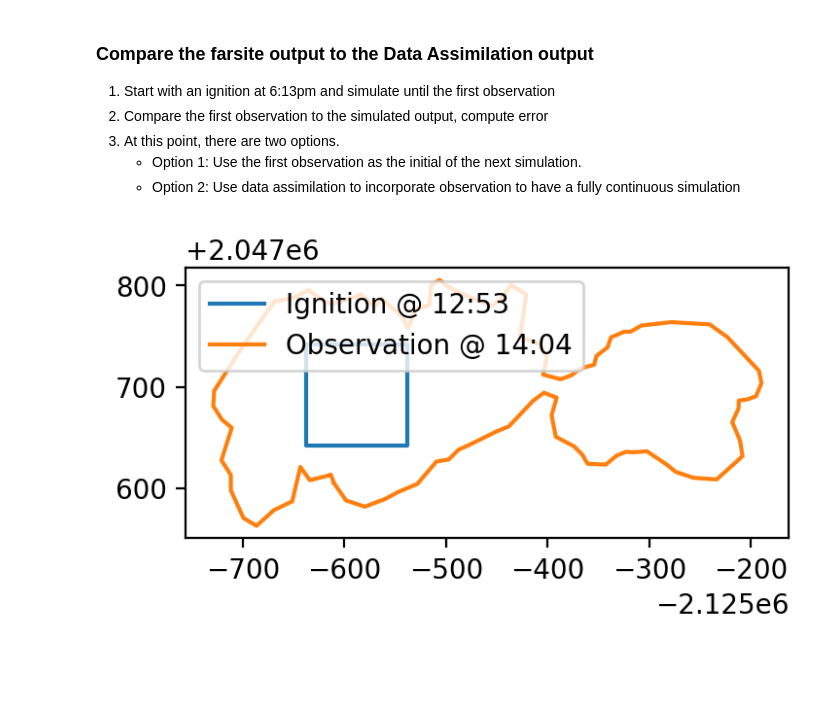
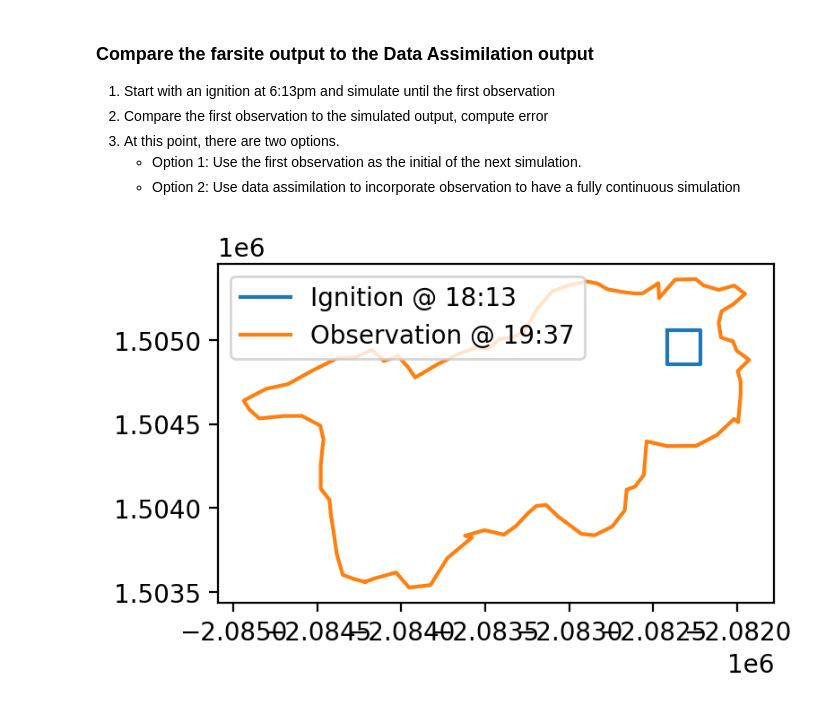
Before and after one commit to tolgacaglar/farsite-devAPI, a Jupyter notebook: src/Data Assimilation Workflow Cleanup - Global Wind.ipynb, the cells around one changed output. Saved outputs shown, nothing was run; the diff lists cells and outputs as text; code cells hidden in the pictures; blank space fills up the shorter version.

```diff
--- a/src/Data Assimilation Workflow Cleanup - Global Wind.ipynb
+++ b/src/Data Assimilation Workflow Cleanup - Global Wind.ipynb
@@ -23,7 +23,7 @@ warnings.filterwarnings('ignore')
 from multiprocessing import Pool
 import contextily as ctx
 
-description = 'Bridge2021'
+description = 'Maria2019'
 # %%
 def calculate(initialidx,
               observeidx,
@@ -276,12 +277,12 @@ No observation found for tix=6
 # %%
 # MAria Fire wind values
-# # Windspeed and Wind direction that were used live
-# wslst = [11, 18, 18, 25, 17, 22, 15, 12, 14, 14, 14]
-# wdlst = [37, 48, 48, 44, 16, 29, 19, 24, 22, 21, 20]
+# Windspeed and Wind direction that were used live
+wslst = [11, 18, 18, 25, 17, 22, 15, 12, 14, 14, 14]
+wdlst = [37, 48, 48, 44, 16, 29, 19, 24, 22, 21, 20]
 
-# Bridge fire wind values
-wslst = [15]*(tfin)
-wdlst = [270]*(tfin)
+# # Bridge fire wind values
+# wslst = [15]*(tfin)
+# wdlst = [270]*(tfin)
 
 # River fire wind values
 # wslst = [15]*(tfin)
@@ -289,9 +290,12 @@ wdlst = [270]*(tfin)
 
 n_vertex = 20
 n_samples = 250
-wssigma = 4
+wssigma = 1
 wdsigma = 15
 rng = np.random.Generator(np.random.PCG64(1234))
+
+n_states = 2*n_vertex + 2
+n_output = n_states
 
 observations = []
 timestamps = []
@@ -347,48 +354,49 @@ ctx.add_basemap(ax=ax, source=ctx.providers.CartoDB.Voyager, crs='EPSG:5070')
    - Option 1: Use the first observation as the initial of the next simulation.
    - Option 2: Use data assimilation to incorporate observation to have a fully continuous simulation
 # %%
-# # Maria ignition
-# ignition_timepoint = timestamps[0].replace(hour=18, minute=13)
-# x,y = (-2084217.1484733422, 1503560.461310427)
-# width = 200
-# xshift = 2000
-# yshift = 1500
+# Maria ignition
+ignition_timepoint = timestamps[0].replace(hour=18, minute=13)
+x,y = (-2084217.1484733422, 1503560.461310427)
+width = 200
+xshift = 2000
+yshift = 1500
 
 
-# Bridge2021 ignition
-ignition_timepoint = timestamps[0].replace(hour=12, minute=53)
-x,y = x,y = observations[0].centroid.x, observations[0].centroid.y
-width = 100
-xshift = -50
-yshift = 50
+# # Bridge2021 ignition
+# ignition_timepoint = timestamps[0].replace(hour=12, minute=53)
+# x,y = x,y = observations[0].centroid.x, observations[0].centroid.y
+# width = 100
+# xshift = -50
+# yshift = 50
 
 
 
 # River2021 ignition
 # ignition_timepoint = timestamps[0].replace(hour=14, minute=0)
 # x,y = x,y = observations[0].centroid.x, observations[0].centroid.y
 # width = 100
 # xshift = -1200
 # yshift = -2000
 
 x += xshift
 y+= yshift
 ignition = Polygon([(x-width, y), (x, y), (x,y-width), (x-width, y-width)])
 
 fig, ax = plt.subplots(1,1, figsize=(4,4), dpi=200)
 plot_geometry(ignition, ax=ax, label=f'Ignition @ {ignition_timepoint.strftime("%H:%M")}')
 plot_geometry(observations[0], ax=ax, label=f'Observation @ {timestamps[0].strftime("%H:%M")}')
 ax.legend(loc='upper left')
 
 model_output_lst = []
 adjusted_geom_lst = []
+adjusted_state_lst = []
 X_lst = []
 xkhat_ensemble_lst = []
 xkphat_ensemble_lst = []
 ykhat_ensemble_lst = []
 zkphat_ensemble_lst = []
 # %% [output]
-[figure, old version]
+[figure, new version]
 # %%
 # Run farsite from ignition to the first observation
 dt = timestamps[0] - ignition_timepoint
```
Also changed, not shown: parts of 8 cells of this notebook, 5 other files.
